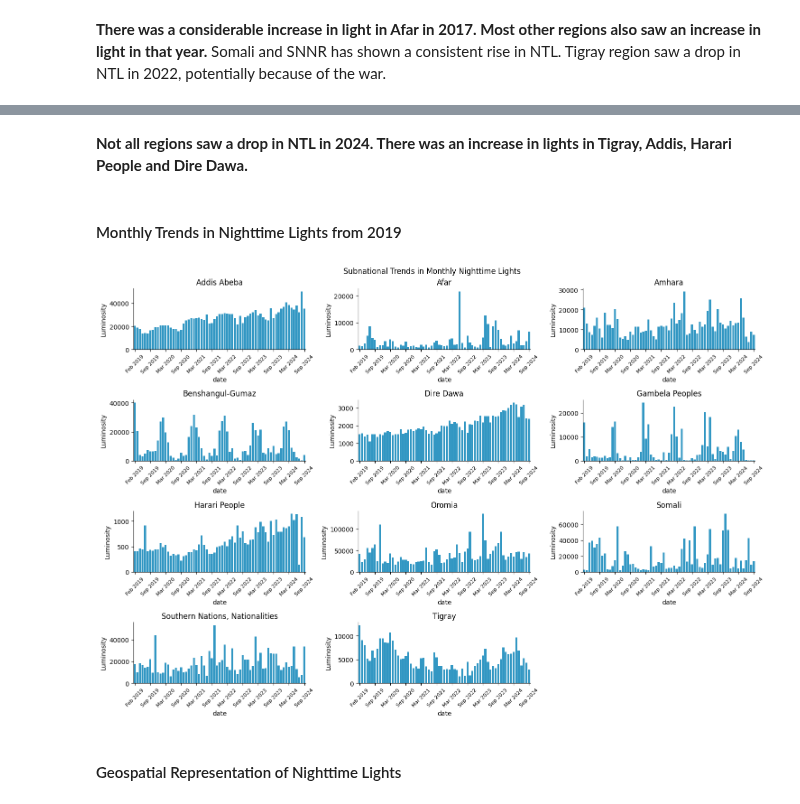
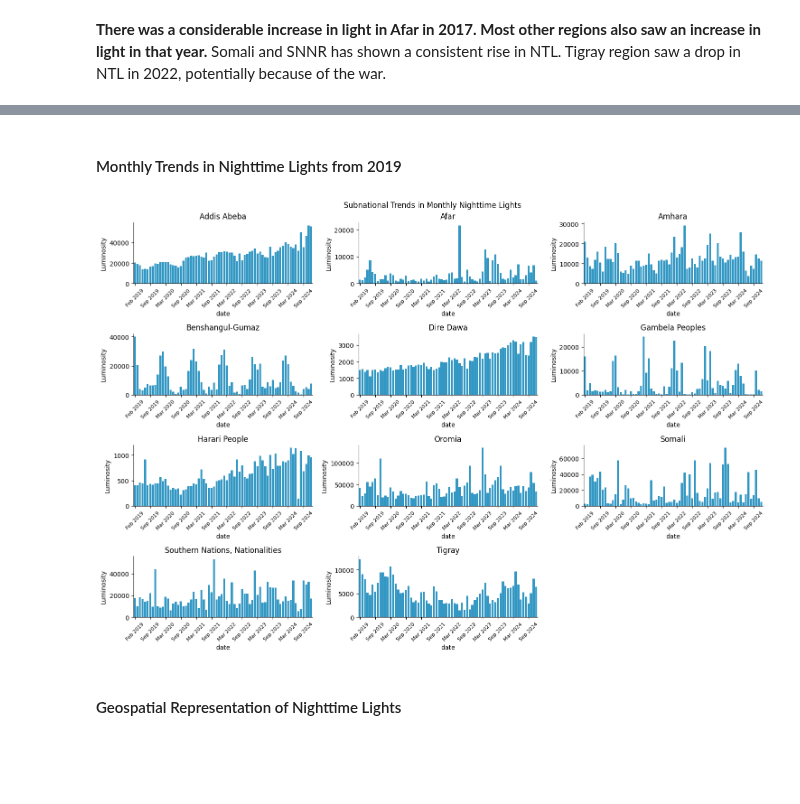
Before and after one commit to datapartnership/ethiopia-economic-monitoring, a Jupyter notebook: notebooks/nighttime-lights/nighttime-lights.ipynb, the cells around one changed output, grey strips where cells are left out. Cells and saved outputs as stored; diff of their text form; code cells hidden in the pictures; blank space fills up the shorter version.

```diff
--- a/notebooks/nighttime-lights/nighttime-lights.ipynb
+++ b/notebooks/nighttime-lights/nighttime-lights.ipynb
@@ -422,9 +560,9 @@ fig, axes = plt.subplots(4, 3, figsize=(12, 10))  # 4x3 grid (extra space for al
 axes = axes.flatten()
 
 # Create bar charts for each region
-for i, region in enumerate(ntl_admin1_annual['NAME_1'].unique()):
+for i, region in enumerate(ntl_adm1_annual['NAME_1'].unique()):
     ax = axes[i]
-    df = ntl_admin1_annual[ntl_admin1_annual['NAME_1']==region]
+    df = ntl_adm1_annual[ntl_adm1_annual['NAME_1']==region]
     # df = df.set_index('date')
     df.loc[:, 'year'] = pd.to_datetime(df['date']).dt.year
 
@@ -458,33 +592,0 @@ The line shows the variance in NTL across months over the year.
-# %%
-import matplotlib.pyplot as plt
-
-fig, axes = plt.subplots(4, 3, figsize=(12, 10))  # 4x3 grid (extra space for alignment)
-axes = axes.flatten()
-
-# Create bar charts for each region
-for i, region in enumerate(ntl_admin1_monthly['NAME_1'].unique()):
-    ax = axes[i]
-    df = ntl_admin1_monthly[ntl_admin1_monthly['NAME_1']==region]
-    # df = df.set_index('date')
-    df.loc[:, 'year'] = pd.to_datetime(df['date']).dt.year
-
-    sns.barplot(data=df, x='year', y='ntl_sum', color='#1AA1DB', ax=ax)
-    ax.set_title(region)
-    ax.set_xlabel('Year')
-    ax.set_ylabel('Luminosity')
-    ax.spines['top'].set_visible(False)
-    ax.spines['right'].set_visible(False)
-
-    ax.tick_params(axis='x', labelsize=8)
-
-#Hide extra subplots if regions < grid cells
-for j in range(len(ntl_admin1_monthly['NAME_1'].unique()), len(axes)):
-    fig.delaxes(axes[j])
-
-# Adjust layout
-plt.tight_layout()
-plt.suptitle('Subnational Trends in Monthly Nighttime Lights', x=0.5, y=1.01)
-plt.show()
-
-#
-# plt.savefig('../../docs/images/ntl_admin1_monthly.png')
@@ -493,5 +593,3 @@ plt.show()
-# %% [markdown]
-**Not all regions saw a drop in NTL in 2024. There was an increase in lights in Tigray, Addis, Harari People and Dire Dawa.**
 # %% [markdown]
 #### Monthly Trends in Nighttime Lights from 2019
 # %%
@@ -501,38 +599,38 @@ fig, axes = plt.subplots(4, 3, figsize=(15, 10))  # 4x3 grid (extra space for al
 axes = axes.flatten()
 
 # Create bar charts for each region
-for i, region in enumerate(ntl_admin1_monthly['NAME_1'].unique()):
+for i, region in enumerate(ntl_adm1_monthly['NAME_1'].unique()):
     ax = axes[i]
-    df = ntl_admin1_monthly[ntl_admin1_monthly['NAME_1']==region]
+    df = ntl_adm1_monthly[ntl_adm1_monthly['NAME_1']==region]
     df = df[df['date']>'2019-01-01']
     # df = df.set_index('date')
     df.loc[:, 'year'] = pd.to_datetime(df['date']).dt.year
 
     sns.barplot(data=df, x='date', y='ntl_sum', color='#1AA1DB', ax=ax)
     ax.set_title(region)
     #ax.set_xlabel('Date')
     ax.set_ylabel('Luminosity')
     ax.spines['top'].set_visible(False)
     ax.spines['right'].set_visible(False)
 
     tick_positions = range(0, len(df['date']), 6)  # Every 6th month
     tick_labels = pd.to_datetime(df['date']).iloc[tick_positions].dt.strftime('%b %Y')  # Format as 'Month Year'
     ax.set_xticks(tick_positions)
     ax.set_xticklabels(tick_labels, rotation=45, fontsize=8)
 
 #Hide extra subplots if regions < grid cells
-for j in range(len(ntl_admin1_monthly['NAME_1'].unique()), len(axes)):
+for j in range(len(ntl_adm1_monthly['NAME_1'].unique()), len(axes)):
     fig.delaxes(axes[j])
 
 # Adjust layout
 plt.tight_layout()
 plt.suptitle('Subnational Trends in Monthly Nighttime Lights', x=0.5, y=1.01)
 plt.show()
 
 #
 # plt.savefig('../../docs/images/ntl_admin1_monthly.png')
 # %% [output]
-[figure, old version]
+[figure, new version]
 # %%
 import geopandas as gpd
 
```
Also changed, not shown: parts of 34 cells of this notebook, 3 other files.
